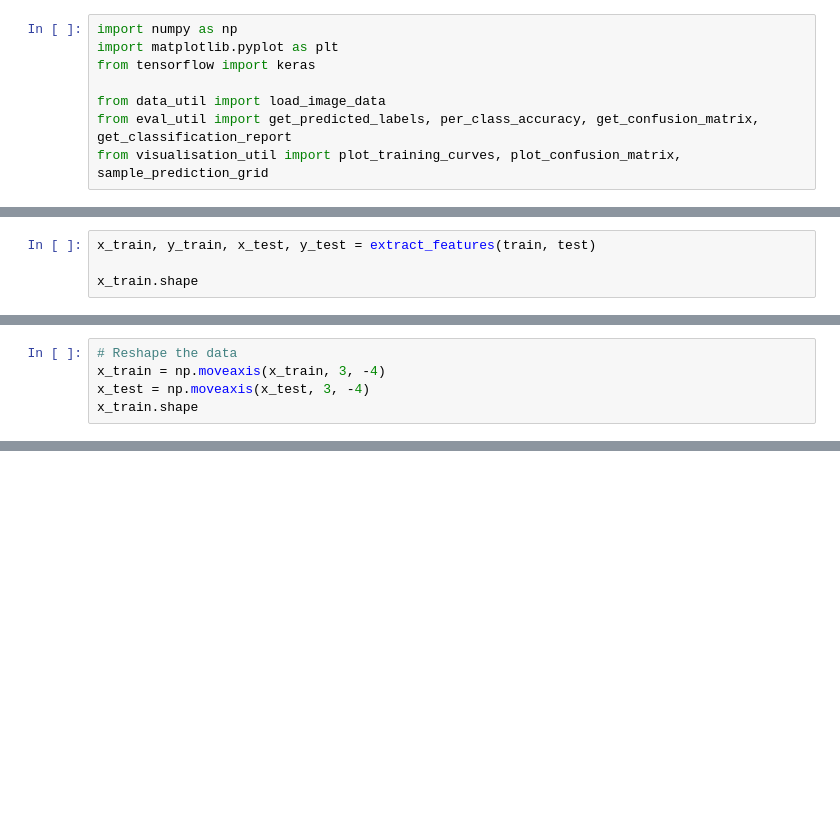
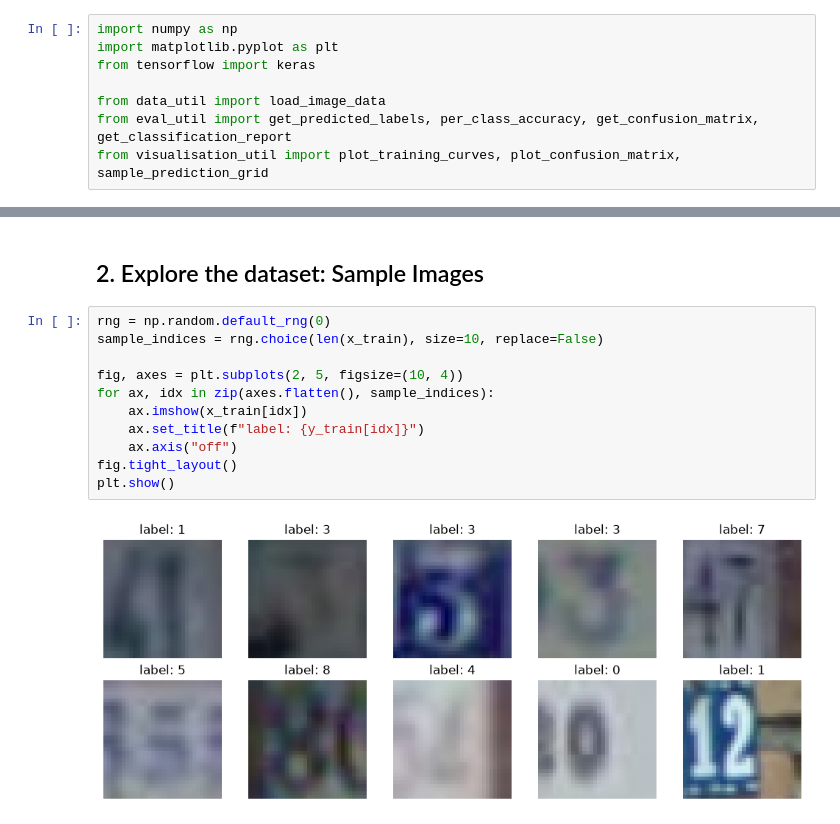
Before and after one commit to omkar-shetty/SVHN_image_recognition, a Jupyter notebook: DNN_SVHN.ipynb, the cells around one changed output, grey strips where cells are left out. Saved outputs shown, nothing was run; the diff lists cells and outputs as text; blank space fills up the shorter version.

```diff
--- a/DNN_SVHN.ipynb
+++ b/DNN_SVHN.ipynb
@@ -65,4 +29,0 @@ def extract_features(train, test):
-# %%
-x_train, y_train, x_test, y_test = extract_features(train, test)
-
-x_train.shape
@@ -71,5 +29,0 @@ x_train.shape
-# %%
-# Reshape the data
-x_train = np.moveaxis(x_train, 3, -4)
-x_test = np.moveaxis(x_test, 3, -4)
-x_train.shape
@@ -234,0 +30,15 @@ Epoch 00020: loss improved from 0.56210 to 0.55151, saving model to checkpoints_
+# %% [markdown]
+## 2. Explore the dataset: Sample Images
+# %%
+rng = np.random.default_rng(0)
+sample_indices = rng.choice(len(x_train), size=10, replace=False)
+
+fig, axes = plt.subplots(2, 5, figsize=(10, 4))
+for ax, idx in zip(axes.flatten(), sample_indices):
+    ax.imshow(x_train[idx])
+    ax.set_title(f"label: {y_train[idx]}")
+    ax.axis("off")
+fig.tight_layout()
+plt.show()
+# %% [output]
+[figure, added]
```
Also changed, not shown: parts of 33 cells of this notebook.
